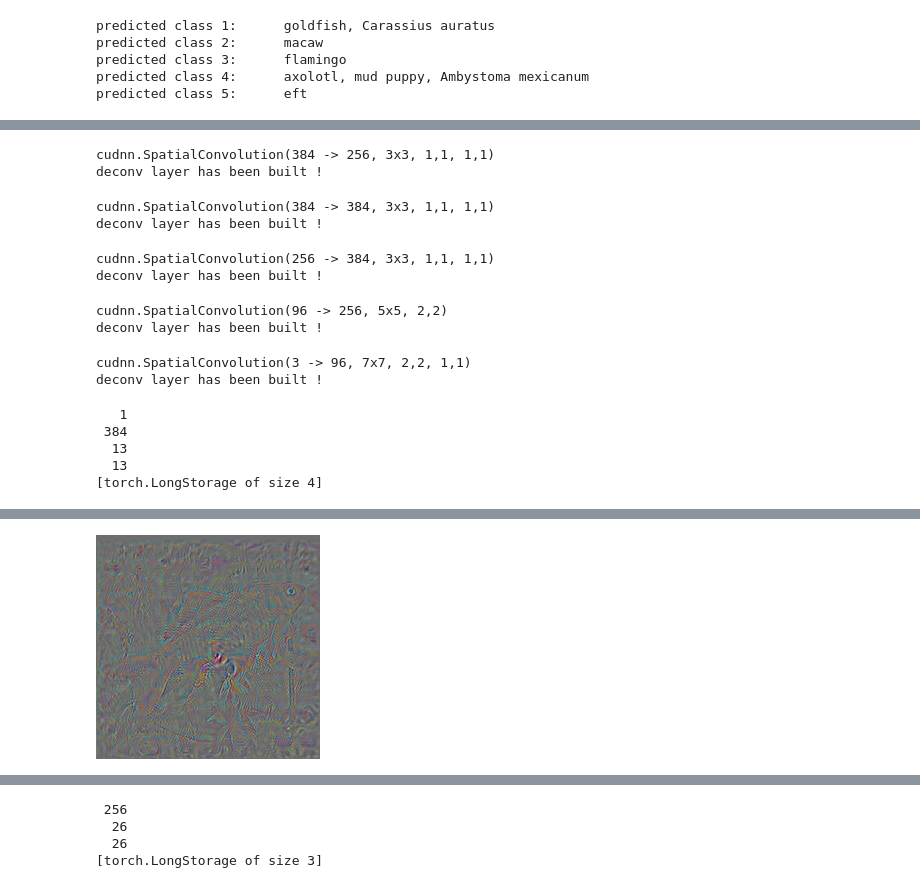
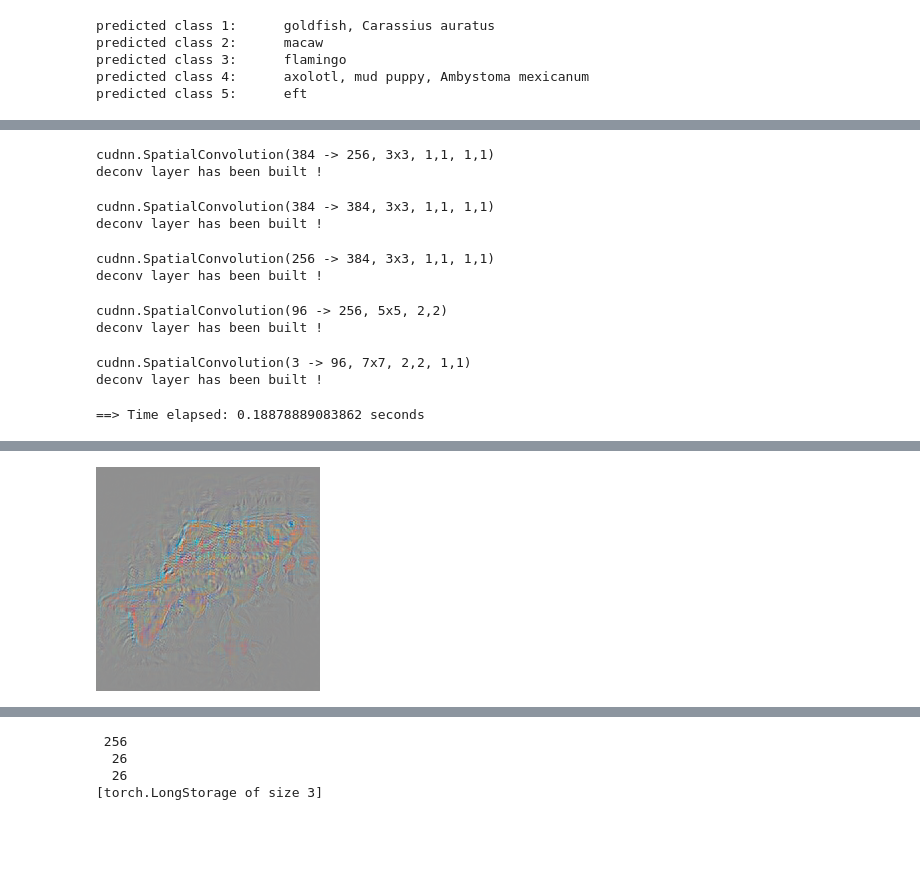
Before and after one commit to meteora9479/visualization_test, a Jupyter notebook: module_test.ipynb, the cells around one changed output, grey strips where cells are left out. Saved outputs shown, nothing was run; the diff lists cells and outputs as text; code cells hidden in the pictures; blank space fills up the shorter version.

```diff
--- a/module_test.ipynb
+++ b/module_test.ipynb
@@ -75,10 +340,8 @@ predicted class 5:      eft
 # %%
-require'testing_deconvLayer'
+-- set deconvNet
+deconvNet = nn.Sequential()
 
--- set deconvNet
-local deconvNet = nn.Sequential()
-
-deconvNet:add(Test_SpatialDeconvolution( net:get(1):get(13), net:get(1):get(11).output:size(2), 27 ))
+deconvNet:add(Test_SpatialDeconvolution( net:get(1):get(13), net:get(1):get(11).output:size(2), 153 ))
 deconvNet:add(cudnn.ReLU(true))
 deconvNet:add(Test_SpatialDeconvolution( net:get(1):get(11), net:get(1):get(9).output:size(2), true ))
 deconvNet:add(cudnn.ReLU(true))
@@ -91,13 +354,26 @@ deconvNet:add(cudnn.ReLU(true))
 deconvNet:add(Test_SpatialDeconvolution( net:get(1):get(1), I:size(2), true ))
 
 
-
-
 deconv_timer = torch.Timer()
 vis_c5 = deconvNet:forward(net:get(1):get(13).output)
 
+
+--vis_c2 = deconvNet:forward(net:get(1):get(5).output )
+--print(net:get(1):get(1).output:size())
+
+
 print('==> Time elapsed: ' .. deconv_timer:time().real .. ' seconds')
+
+
+--print(net:get(1):get(1).output:size())
+--print(net:get(1):get(2).output:size())
+--print(net:get(1):get(3).output:size())
+--print(net:get(1):get(4).output:size())
+
+--print(vis_c2:size())
+
 itorch.image(vis_c5)
+--itorch.image(vis_c2)
 # %% [output]
 cudnn.SpatialConvolution(384 -> 256, 3x3, 1,1, 1,1)
 deconv layer has been built !
@@ -109,8 +385,4 @@ cudnn.SpatialConvolution(96 -> 256, 5x5, 2,2)
 deconv layer has been built !
 cudnn.SpatialConvolution(3 -> 96, 7x7, 2,2, 1,1)
 deconv layer has been built !
-   1
- 384
-  13
-  13
-[torch.LongStorage of size 4]
+==> Time elapsed: 0.18878889083862 seconds
@@ -118 +389 @@ deconv layer has been built !
-[figure, old version]
+[figure, new version]
```
Also changed, not shown: parts of 16 cells of this notebook, 8 other files.
